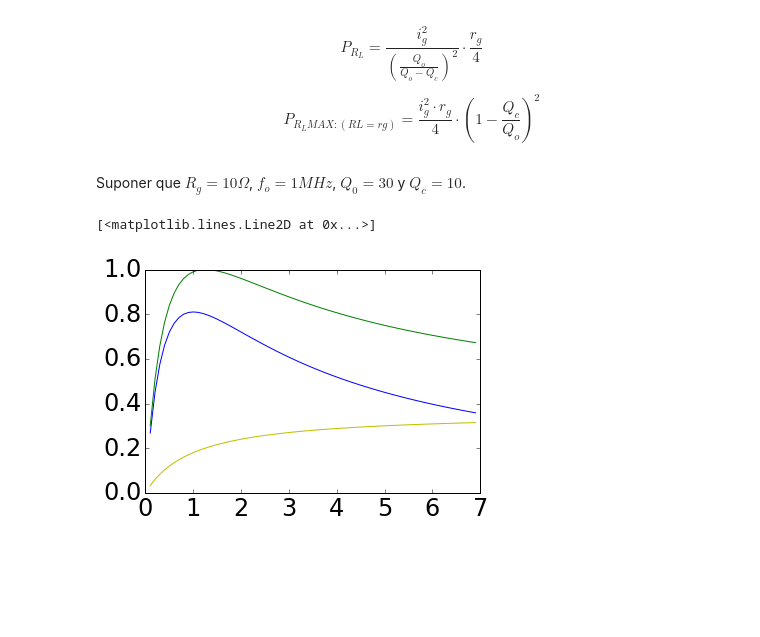
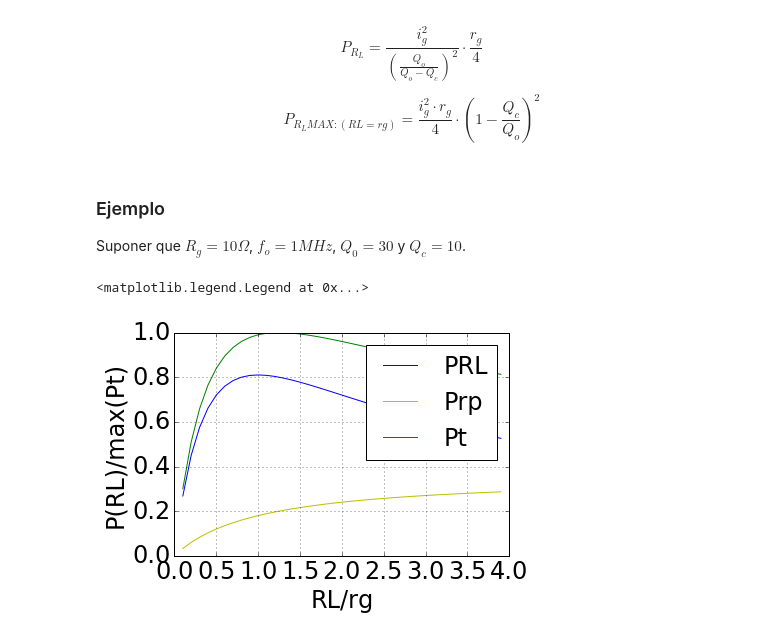
Before and after one commit to eaiii-frba-utn/2019, a Jupyter notebook: Redes_de_adaptacion/Maxima transferencia de energia a Qcte.ipynb, the cells around one changed output. Drawn from its saved outputs; the diff is of its cells as text; code cells hidden in the pictures; blank space fills up the shorter version.

```diff
--- a/Redes_de_adaptacion/Maxima transferencia de energia a Qcte.ipynb
+++ b/Redes_de_adaptacion/Maxima transferencia de energia a Qcte.ipynb
@@ -93,6 +93,7 @@ $$ P_{R_L} =  \frac{i_g^2}{(\frac{ Q_o }{ Q_o -  Q_c  })^2}   \cdot \frac{ r_g }
 
 $$ P_{R_L MAX: (RL =  rg) } =  \frac{i_g^2 \cdot r_g}{4}   \cdot (1 - \frac{ Q_c }{ Q_o })^2 $$
 # %% [markdown]
+### Ejemplo
 Suponer que $R_g = 10 \Omega$, $f_o = 1 MHz$, $Q_0 = 30$  y $Q_c = 10$.
 # %%
 rg = 10
@@ -102,34 +103,38 @@ Qc = 10
 # %%
 def PRL(ig, RL, rg, rp, Qc):
     return ig**2 * (RL * rg**2)/(RL + rg)**2 * (1 - Qc/Qo)**2
 
 
 def PRG(ig, RL, rg, rp):
     return ig**2 / rg / (1/RL +1/rg + 1/rp )**2
 
 def PRP(ig, RL, rg, rp):
     p =  ig**2 / rp / (1/RL +1/rg + 1/rp )**2
     return p
 
-rl = np.arange(1,70,1)
+rl = np.arange(1,40,1)
 
 prl  = list()
 prp  = list()
 prg  = list()
 pt   = list()
 for r in rl:
     prl.append( PRL(1, r, rg, Qo, Qc) )
 
 
     wL = (1/Qc - 1/Qo) * (r * rg)/(r + rg)
     prp.append(PRP(1, r, rg, (Qo * wL) ) )
 
     prg.append(PRG(1, r, rg, (Qo * wL) ) )
     pt.append(prl[-1] + prp[-1])
 
-plt.plot(rl/rg, prl / max(pt), 'b')
-plt.plot(rl/rg, prp / max(pt), 'y')
-plt.plot(rl/rg, pt / max(pt), 'g')
+plt.plot(rl/rg, prl / max(pt), 'b',label = 'PRL')
+plt.plot(rl/rg, prp / max(pt), 'y',label = 'Prp')
+plt.plot(rl/rg, pt / max(pt), 'g',label = 'Pt')
+plt.xlabel('RL/rg')
+plt.ylabel('P(RL)/max(Pt)')
+plt.grid()
+plt.legend()
 # %% [output]
-[<matplotlib.lines.Line2D at 0x...>]
+<matplotlib.legend.Legend at 0x...>
-[figure, old version]
+[figure, new version]
```
Also changed, not shown: parts of 4 cells of this notebook, 24 other files.
